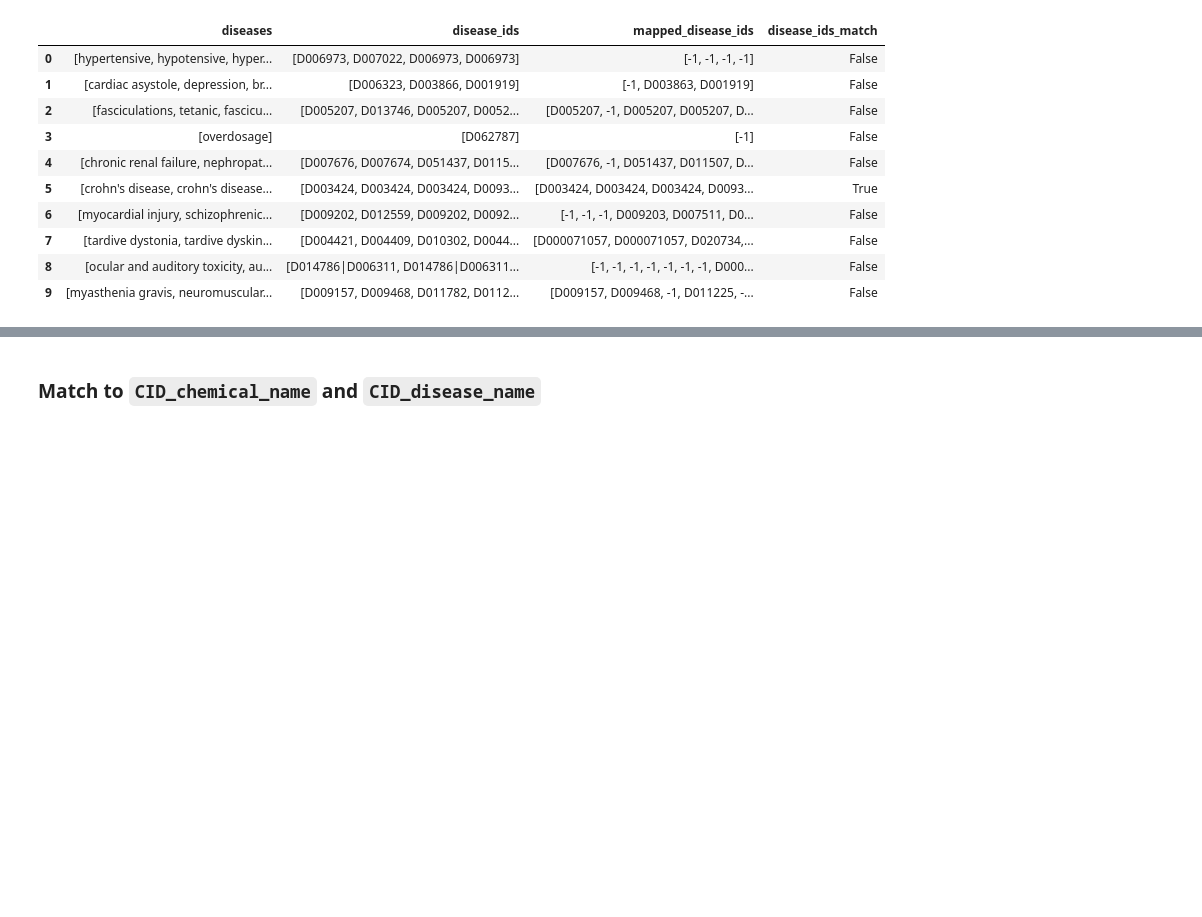
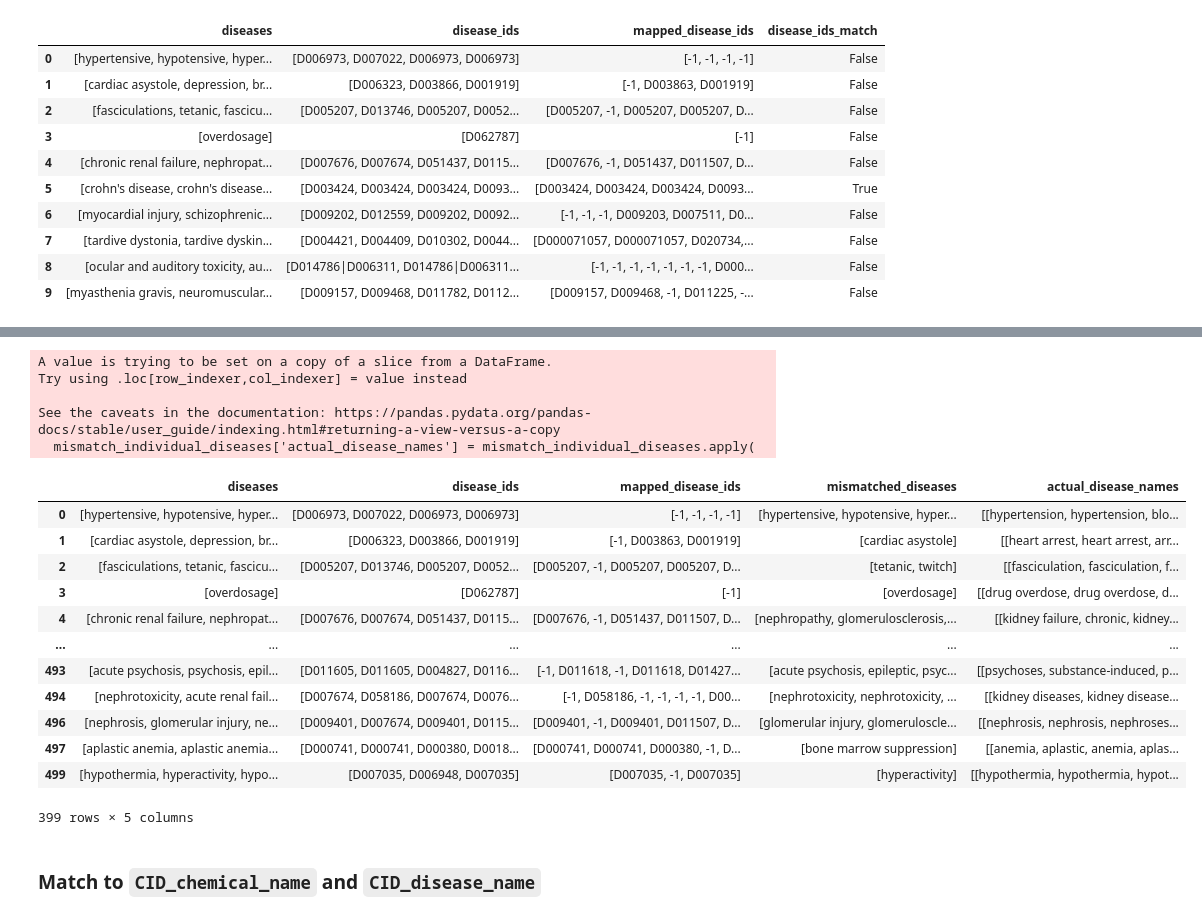
Before and after one commit to NomitaChandra/ChemiMap, a Jupyter notebook: analysis/mesh_id_parsing.ipynb, the cells around one changed output, grey strips where cells are left out. Cells and saved outputs as stored; diff of their text form; code cells hidden in the pictures; blank space fills up the shorter version.

```diff
--- a/analysis/mesh_id_parsing.ipynb
+++ b/analysis/mesh_id_parsing.ipynb
@@ -89,0 +113,2 @@ CSV file 'mesh_lookup_table.csv' has been created.
+# %%
+mesh_lookup_table_c = parse_mesh_xml_iteratively(response_c.content)
@@ -114,0 +163,3 @@ mesh_lookup_df.shape
+# %%
+mesh_lookup_df = mesh_lookup_df_d #+ mesh_lookup_df_c
+mesh_lookup_df.head(25)
@@ -360,0 +580,12 @@ df_train[['diseases', 'disease_ids', 'mapped_disease_ids', 'disease_ids_match']]
+# %%
+def get_mismatched_diseases(row):
+    mismatches = []
+    for disease, mapped_id in zip(row['diseases'], row['mapped_disease_ids']):
+        if mapped_id == '-1':
+            mismatches.append(disease)
+    return mismatches
+
+df_train['mismatched_diseases'] = df_train.apply(get_mismatched_diseases, axis=1)
+
+mismatch_individual_diseases = df_train[df_train['mismatched_diseases'].apply(lambda x: len(x) > 0)]
+mismatch_individual_diseases[['diseases', 'disease_ids', 'mapped_disease_ids', 'mismatched_diseases']]
@@ -360,0 +606,35 @@ df_train[['diseases', 'disease_ids', 'mapped_disease_ids', 'disease_ids_match']]
+# %%
+id_to_names = mesh_lookup_expanded.groupby('MeSH ID')['names'].apply(lambda x: list(x)).to_dict()
+
+def get_actual_disease_names(mismatched_diseases, disease_ids):
+    actual_names = []
+    for dis, dis_id in zip(mismatched_diseases, disease_ids):
+        if dis_id != '-1' and dis_id in id_to_names:
+            actual_names.append(id_to_names[dis_id])
+        else:
+            actual_names.append(['-1'])  # In case we can't find a match
+    return actual_names
+
+mismatch_individual_diseases['actual_disease_names'] = mismatch_individual_diseases.apply(
+    lambda row: get_actual_disease_names(row['mismatched_diseases'], row['disease_ids']), axis=1)
+
+mismatch_individual_diseases[['diseases', 'disease_ids', 'mapped_disease_ids', 'mismatched_diseases', 'actual_disease_names']]
+# %% [output]
+A value is trying to be set on a copy of a slice from a DataFrame.
+Try using .loc[row_indexer,col_indexer] = value instead
+
+See the caveats in the documentation: https://pandas.pydata.org/pandas-docs/stable/user_guide/indexing.html#returning-a-view-versus-a-copy
+  mismatch_individual_diseases['actual_disease_names'] = mismatch_individual_diseases.apply(
+|  | diseases | disease_ids | mapped_disease_ids | mismatched_diseases | actual_disease_names |
+| 0 | [hypertensive, hypotensive, hyper... | [D006973, D007022, D006973, D006973] | [-1, -1, -1, -1] | [hypertensive, hypotensive, hyper... | [[hypertension, hypertension, blo... |
+| 1 | [cardiac asystole, depression, br... | [D006323, D003866, D001919] | [-1, D003863, D001919] | [cardiac asystole] | [[heart arrest, heart arrest, arr... |
+| 2 | [fasciculations, tetanic, fascicu... | [D005207, D013746, D005207, D0052... | [D005207, -1, D005207, D005207, D... | [tetanic, twitch] | [[fasciculation, fasciculation, f... |
+| 3 | [overdosage] | [D062787] | [-1] | [overdosage] | [[drug overdose, drug overdose, d... |
+| 4 | [chronic renal failure, nephropat... | [D007676, D007674, D051437, D0115... | [D007676, -1, D051437, D011507, D... | [nephropathy, glomerulosclerosis,... | [[kidney failure, chronic, kidney... |
+| ... | ... | ... | ... | ... | ... |
+| 493 | [acute psychosis, psychosis, epil... | [D011605, D011605, D004827, D0116... | [-1, D011618, -1, D011618, D01427... | [acute psychosis, epileptic, psyc... | [[psychoses, substance-induced, p... |
+| 494 | [nephrotoxicity, acute renal fail... | [D007674, D058186, D007674, D0076... | [-1, D058186, -1, -1, -1, -1, D00... | [nephrotoxicity, nephrotoxicity, ... | [[kidney diseases, kidney disease... |
+| 496 | [nephrosis, glomerular injury, ne... | [D009401, D007674, D009401, D0115... | [D009401, -1, D009401, D011507, D... | [glomerular injury, glomeruloscle... | [[nephrosis, nephrosis, nephroses... |
+| 497 | [aplastic anemia, aplastic anemia... | [D000741, D000741, D000380, D0018... | [D000741, D000741, D000380, -1, D... | [bone marrow suppression] | [[anemia, aplastic, anemia, aplas... |
+| 499 | [hypothermia, hyperactivity, hypo... | [D007035, D006948, D007035] | [D007035, -1, D007035] | [hyperactivity] | [[hypothermia, hypothermia, hypot... |
+399 rows × 5 columns
```
Also changed, not shown: parts of 31 cells of this notebook, 2 other files.
